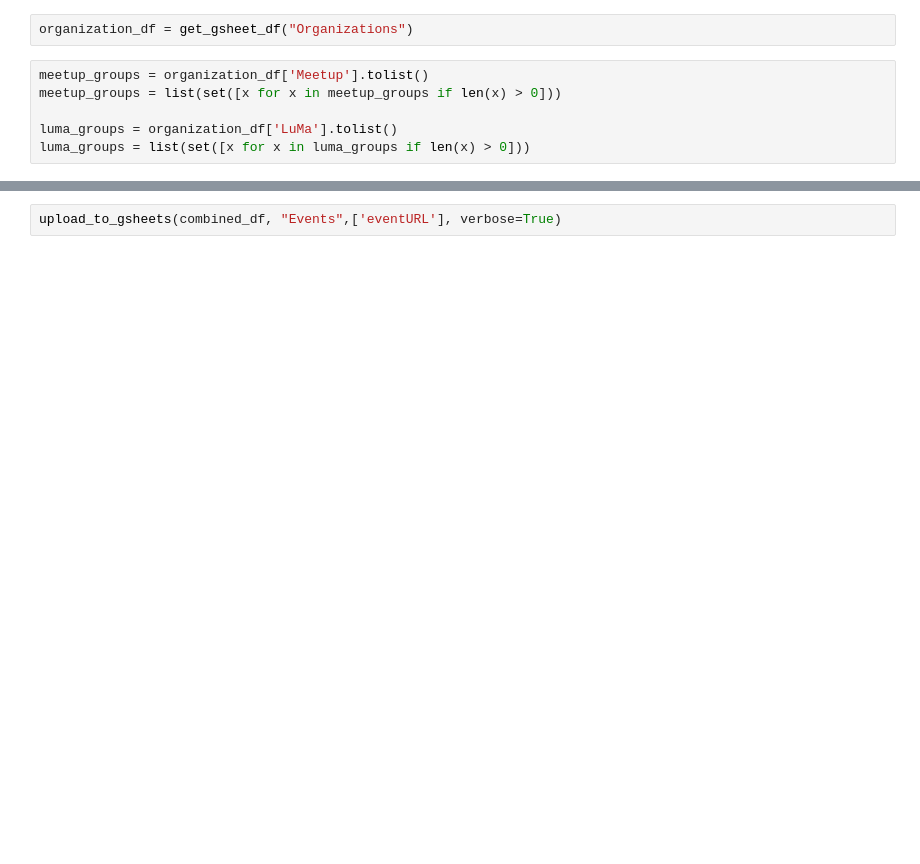
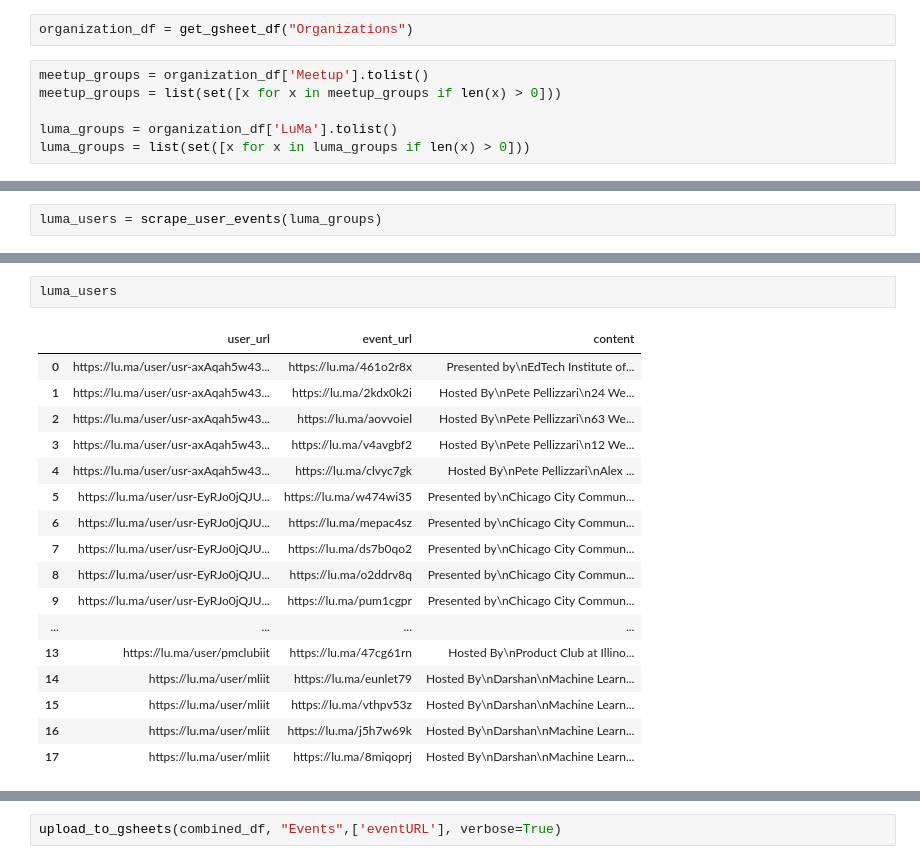
Before and after one commit to driscoll42/chicago-engineering-and-tech-communities, a Jupyter notebook: scraper_scripts/chicago.ipynb, the cells around one changed output, grey strips where cells are left out. Saved outputs shown, nothing was run; the diff lists cells and outputs as text; blank space fills up the shorter version.

```diff
--- a/scraper_scripts/chicago.ipynb
+++ b/scraper_scripts/chicago.ipynb
@@ -45,0 +135,2 @@ except Exception as e:
+# %%
+luma_users = scrape_user_events(luma_groups)
@@ -45,0 +155,20 @@ except Exception as e:
+# %%
+luma_users
+# %% [output]
+|  | user_url | event_url | content |
+| 0 | https://lu.ma/user/usr-axAqah5w43... | https://lu.ma/461o2r8x | Presented by\nEdTech Institute of... |
+| 1 | https://lu.ma/user/usr-axAqah5w43... | https://lu.ma/2kdx0k2i | Hosted By\nPete Pellizzari\n24 We... |
+| 2 | https://lu.ma/user/usr-axAqah5w43... | https://lu.ma/aovvoiel | Hosted By\nPete Pellizzari\n63 We... |
+| 3 | https://lu.ma/user/usr-axAqah5w43... | https://lu.ma/v4avgbf2 | Hosted By\nPete Pellizzari\n12 We... |
+| 4 | https://lu.ma/user/usr-axAqah5w43... | https://lu.ma/clvyc7gk | Hosted By\nPete Pellizzari\nAlex ... |
+| 5 | https://lu.ma/user/usr-EyRJo0jQJU... | https://lu.ma/w474wi35 | Presented by\nChicago City Commun... |
+| 6 | https://lu.ma/user/usr-EyRJo0jQJU... | https://lu.ma/mepac4sz | Presented by\nChicago City Commun... |
+| 7 | https://lu.ma/user/usr-EyRJo0jQJU... | https://lu.ma/ds7b0qo2 | Presented by\nChicago City Commun... |
+| 8 | https://lu.ma/user/usr-EyRJo0jQJU... | https://lu.ma/o2ddrv8q | Presented by\nChicago City Commun... |
+| 9 | https://lu.ma/user/usr-EyRJo0jQJU... | https://lu.ma/pum1cgpr | Presented by\nChicago City Commun... |
+| ... | ... | ... | ... |
+| 13 | https://lu.ma/user/pmclubiit | https://lu.ma/47cg61rn | Hosted By\nProduct Club at Illino... |
+| 14 | https://lu.ma/user/mliit | https://lu.ma/eunlet79 | Hosted By\nDarshan\nMachine Learn... |
+| 15 | https://lu.ma/user/mliit | https://lu.ma/vthpv53z | Hosted By\nDarshan\nMachine Learn... |
+| 16 | https://lu.ma/user/mliit | https://lu.ma/j5h7w69k | Hosted By\nDarshan\nMachine Learn... |
+| 17 | https://lu.ma/user/mliit | https://lu.ma/8miqoprj | Hosted By\nDarshan\nMachine Learn... |
```
Also changed, not shown: parts of 18 cells of this notebook, 1 other file.
